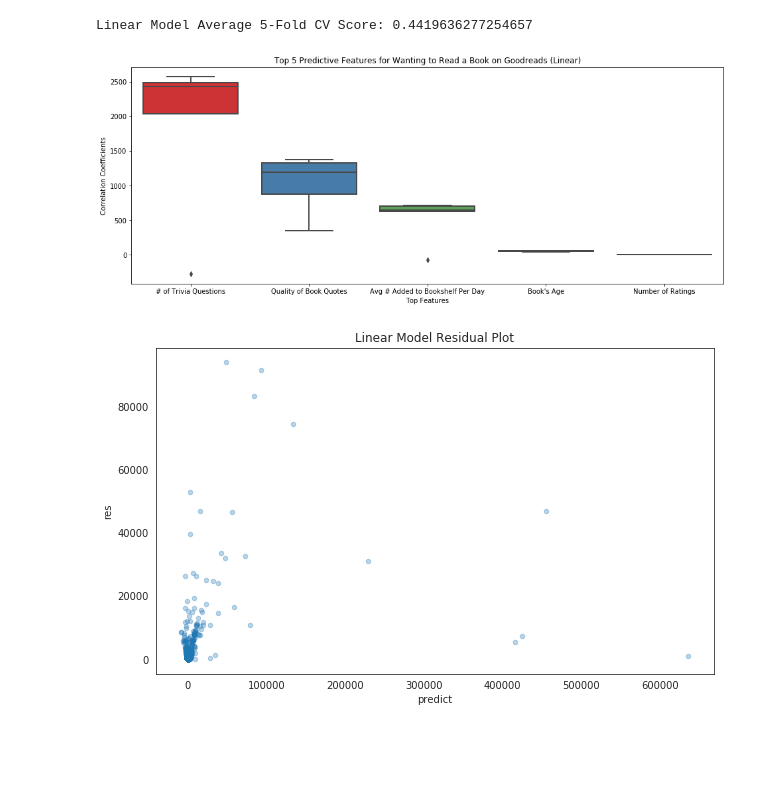
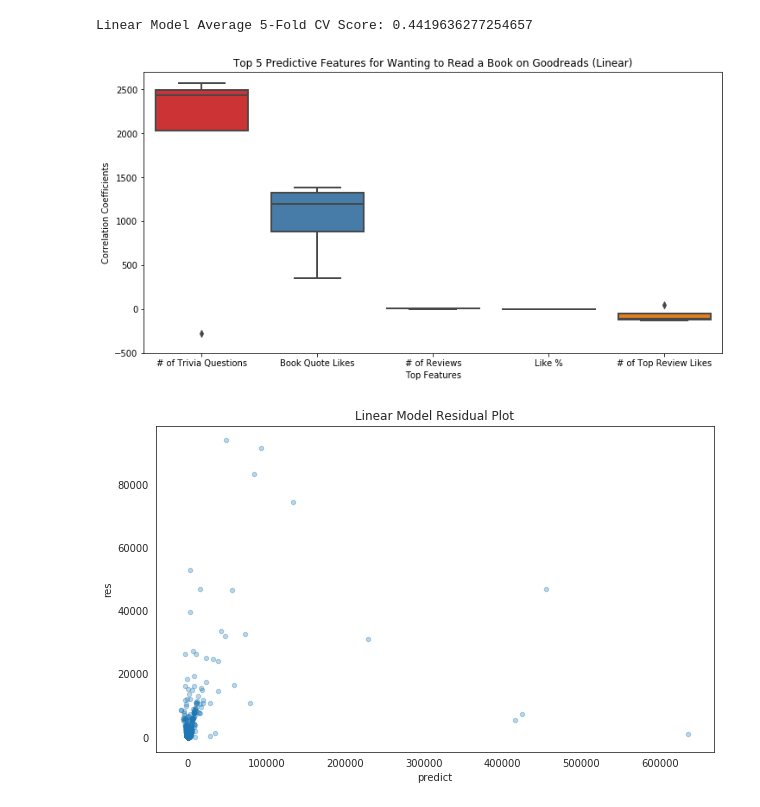
Before and after one commit to danroth-nyt/goodreads_scrape_predict, a Jupyter notebook: goodread_model.ipynb, the cells around one changed output. Drawn from its saved outputs; the diff is of its cells as text; code cells hidden in the pictures; blank space fills up the shorter version.

Commit message:
cleaned up model notebook, enhanced visuals

```diff
--- a/goodread_model.ipynb
+++ b/goodread_model.ipynb
@@ -224,27 +227,33 @@ Linear Model Average 5-Fold CV Score: 0.4419636277254657
 # %%
 # plot feature coefficient variance
 cv_results = cross_validate(lm, X_train, y_train, cv=5, return_estimator=True)
 
 feat_coef = []
 for model in cv_results['estimator']:
     feat_coef.append(list(zip(X_train.columns, model.coef_)))
 flat_feat = [item for sublist in feat_coef for item in sublist]
 
 d = defaultdict(list)
 for k, v in flat_feat:
     d[k].append(v)
 sorted_d = sorted(d.items(), key=operator.itemgetter(1), reverse=True)
-x = [feat[0] for feat in sorted_d[:5]]
-y = [coef[1] for coef in sorted_d[:5]]
+x = ([feat[0] for feat in sorted_d[:2]]
+     + [feat[0] for feat in sorted_d[4:6]]
+    + [feat[0] for feat in sorted_d[-1:]])
+y = ([coef[1] for coef in sorted_d[:2]]
+    + [coef[1] for coef in sorted_d[4:6]]
+    + [coef[1] for coef in sorted_d[-1:]])
 
-plt.figure(figsize=(16, 6))
+plt.figure(figsize=(12, 6))
 ax = sns.boxplot(x,y, linewidth=2, palette='Set1')
 ax.set_title('Top 5 Predictive Features for Wanting to Read a Book on Goodreads (Linear)')
 ax.set_xlabel('Top Features')
 ax.set_ylabel('Correlation Coefficients')
-ax.set(xticklabels=['# of Trivia Questions', 'Quality of Book Quotes', 'Avg # Added to Bookshelf Per Day', 'Book\'s Age', 'Number of Ratings']);
+ax.set_ylim(-500,2700)
+ax.set(xticklabels=['# of Trivia Questions', 'Book Quote Likes',
+                    '# of Reviews', 'Like %', '# of Top Review Likes']);
 # %% [output]
-[figure, old version]
+[figure, new version]
 # %%
 # residual plot
 book_df['predict'] = lm.predict(features)
```
Also changed, not shown: parts of 11 cells of this notebook.
